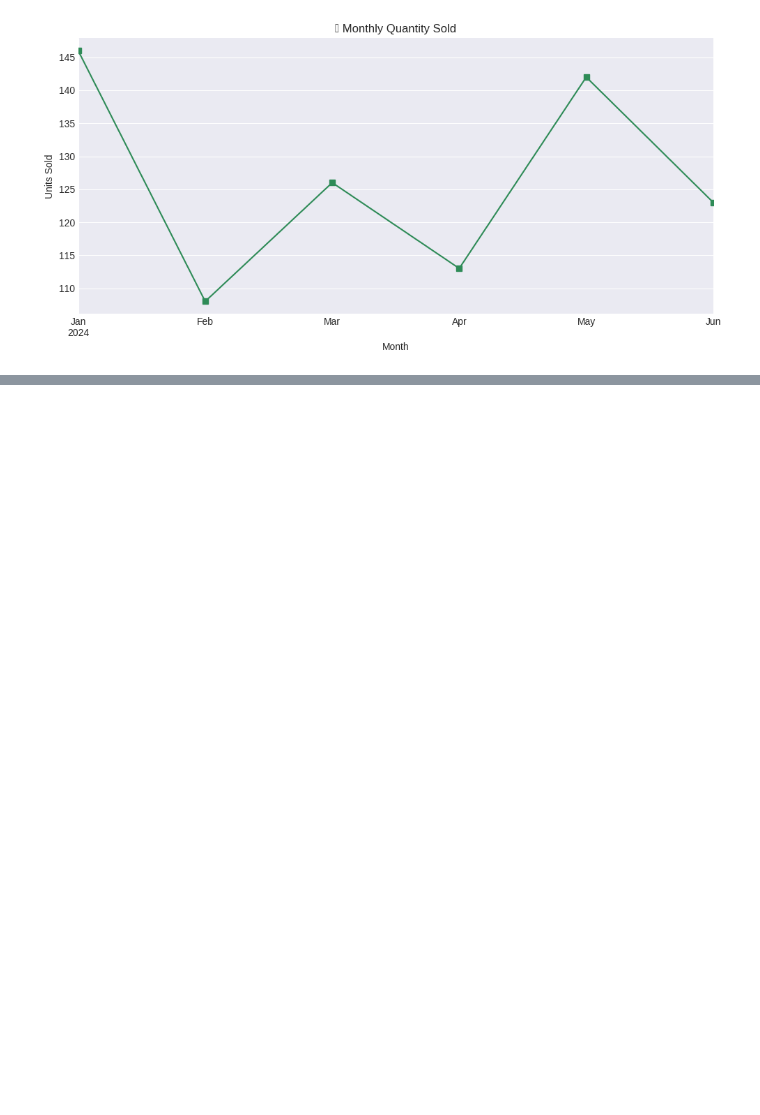
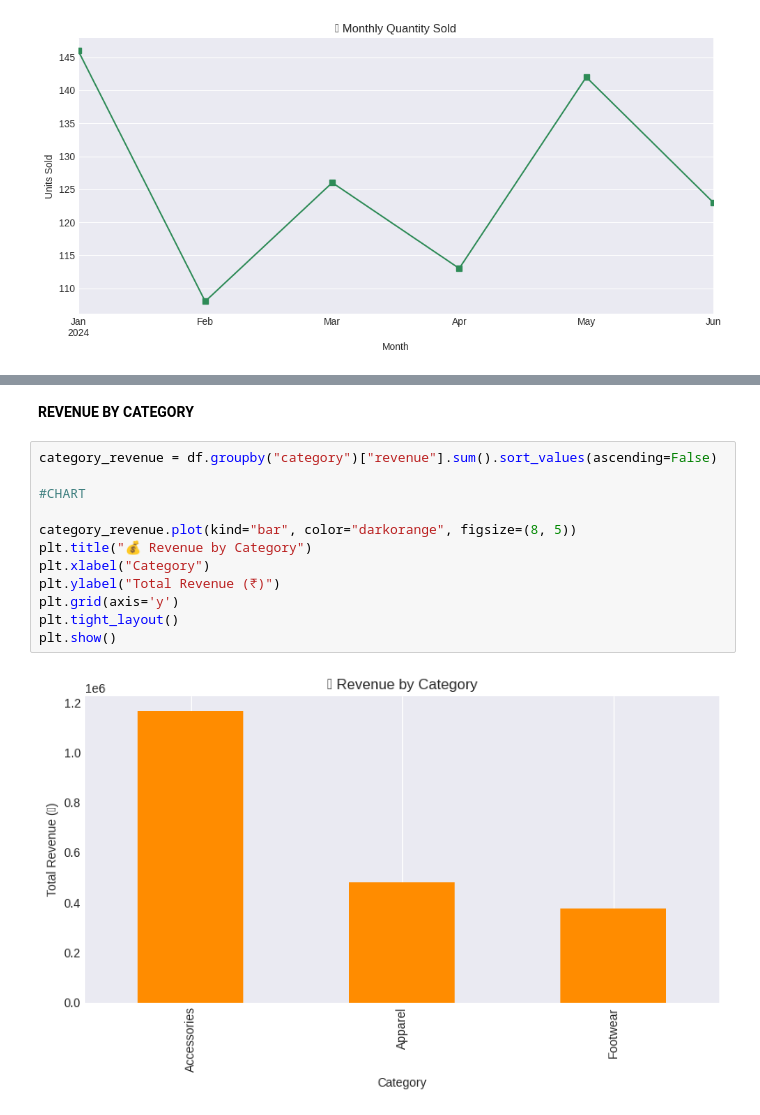
Before and after one commit to srujan-jagadeesh/sales-dashboard-project, a Jupyter notebook: Sales_Dashboard_Project.ipynb, the cells around one changed output, grey strips where cells are left out. Drawn from its saved outputs; the diff is of its cells as text; blank space fills up the shorter version.

```diff
--- a/Sales_Dashboard_Project.ipynb
+++ b/Sales_Dashboard_Project.ipynb
@@ -111,0 +139,16 @@ plt.show()
+# %% [markdown]
+**REVENUE BY CATEGORY**
+# %%
+category_revenue = df.groupby("category")["revenue"].sum().sort_values(ascending=False)
+
+#CHART
+
+category_revenue.plot(kind="bar", color="darkorange", figsize=(8, 5))
+plt.title("💰 Revenue by Category")
+plt.xlabel("Category")
+plt.ylabel("Total Revenue (₹)")
+plt.grid(axis='y')
+plt.tight_layout()
+plt.show()
+# %% [output]
+[figure, added]
```
Also changed, not shown: parts of 3 cells of this notebook, 3 other files.
